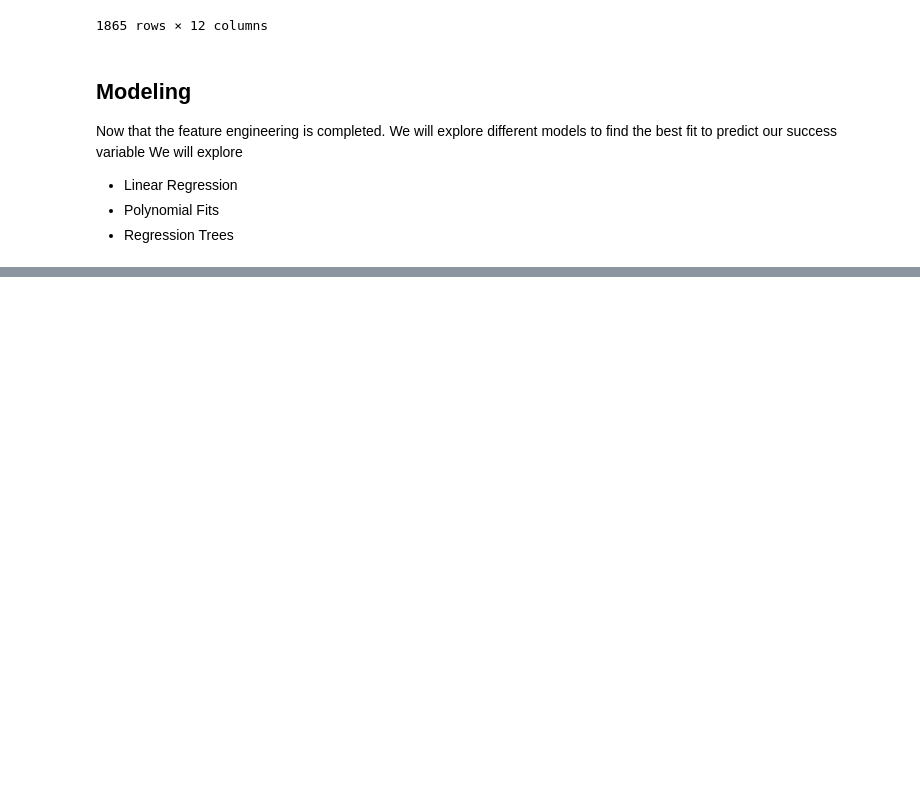
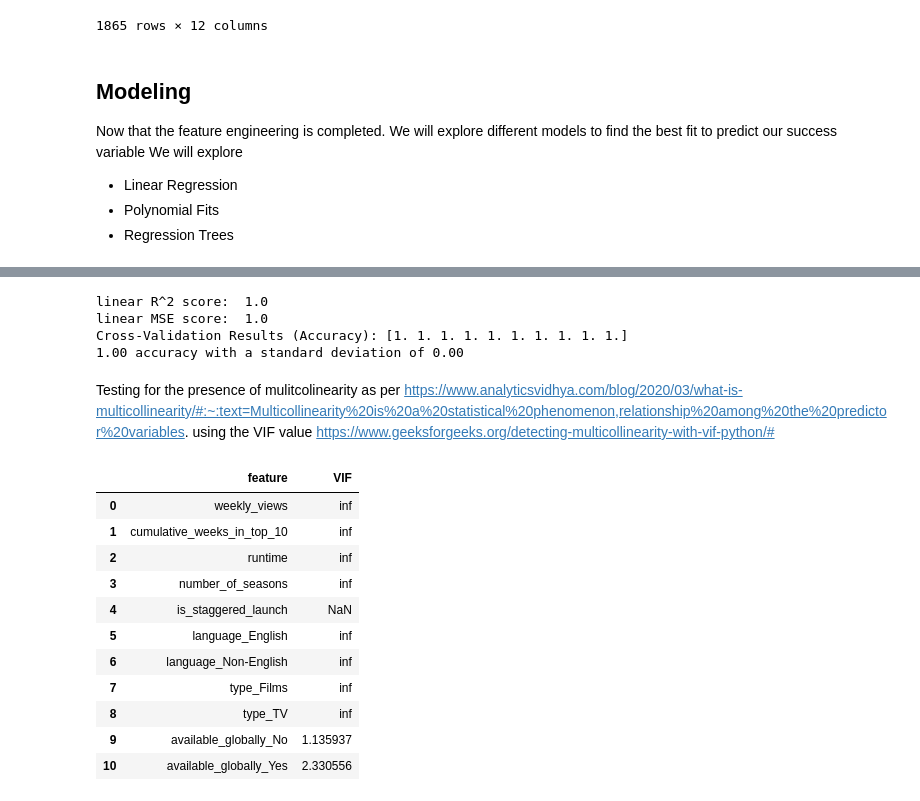
Before and after one commit to adelaidad/ORIE4741FinalProject, a Jupyter notebook: netflix_predictor.ipynb, the cells around one changed output, grey strips where cells are left out. Cells and saved outputs as stored; diff of their text form; code cells hidden in the pictures; blank space fills up the shorter version.

```diff
--- a/netflix_predictor.ipynb
+++ b/netflix_predictor.ipynb
@@ -193,0 +262,48 @@ We will explore
+# %%
+from sklearn.metrics import r2_score, mean_squared_error
+#calculating the R-squared score
+r_squared_lin = r2_score(y_train, linear_pred)
+print("linear R^2 score: ", r_squared_lin)
+
+#calculating the mean squared error(MSE)
+mse_lin = mean_squared_error(y_train, linear_pred)
+print("linear MSE score: ", r_squared_lin)
+
+#https://www.geeksforgeeks.org/cross-validation-machine-learning/
+from sklearn.model_selection import cross_val_score, KFold
+num_folds = 10
+kf = KFold(n_splits=num_folds, shuffle=True, random_state=42)
+cross_val_results_lin = cross_val_score(LinearRegression(), X_train, y_train, cv=kf)
+print(f'Cross-Validation Results (Accuracy): {cross_val_results_lin}')
+print("%0.2f accuracy with a standard deviation of %0.2f" % (cross_val_results_lin.mean(), cross_val_results_lin.std()))
+# %% [output]
+linear R^2 score:  1.0
+linear MSE score:  1.0
+Cross-Validation Results (Accuracy): [1. 1. 1. 1. 1. 1. 1. 1. 1. 1.]
+1.00 accuracy with a standard deviation of 0.00
+# %% [markdown]
+Testing for the presence of mulitcolinearity as per https://www.analyticsvidhya.com/blog/2020/03/what-is-multicollinearity/#:~:text=Multicollinearity%20is%20a%20statistical%20phenomenon,relationship%20among%20the%20predictor%20variables.
+using the VIF value
+https://www.geeksforgeeks.org/detecting-multicollinearity-with-vif-python/#
+# %%
+from statsmodels.stats.outliers_influence import variance_inflation_factor
+# calculating VIF for each feature
+vif_data = pd.DataFrame()
+vif_data["feature"] = X.columns
+vif_data["VIF"] = [variance_inflation_factor(X_train.values, i)
+                          for i in range(len(X_train.columns))]
+# %%
+vif_data
+# %% [output]
+|  | feature | VIF |
+| 0 | weekly_views | inf |
+| 1 | cumulative_weeks_in_top_10 | inf |
+| 2 | runtime | inf |
+| 3 | number_of_seasons | inf |
+| 4 | is_staggered_launch | NaN |
+| 5 | language_English | inf |
+| 6 | language_Non-English | inf |
+| 7 | type_Films | inf |
+| 8 | type_TV | inf |
+| 9 | available_globally_No | 1.135937 |
+| 10 | available_globally_Yes | 2.330556 |
```
Also changed, not shown: parts of 19 cells of this notebook, 1 other file.
